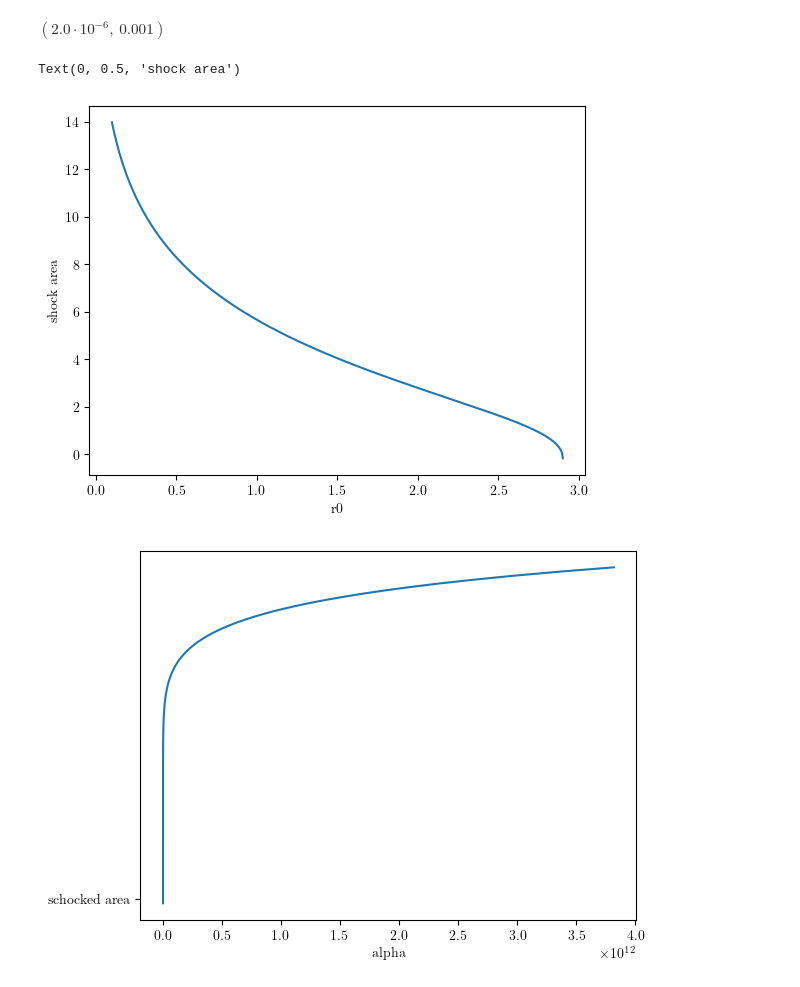
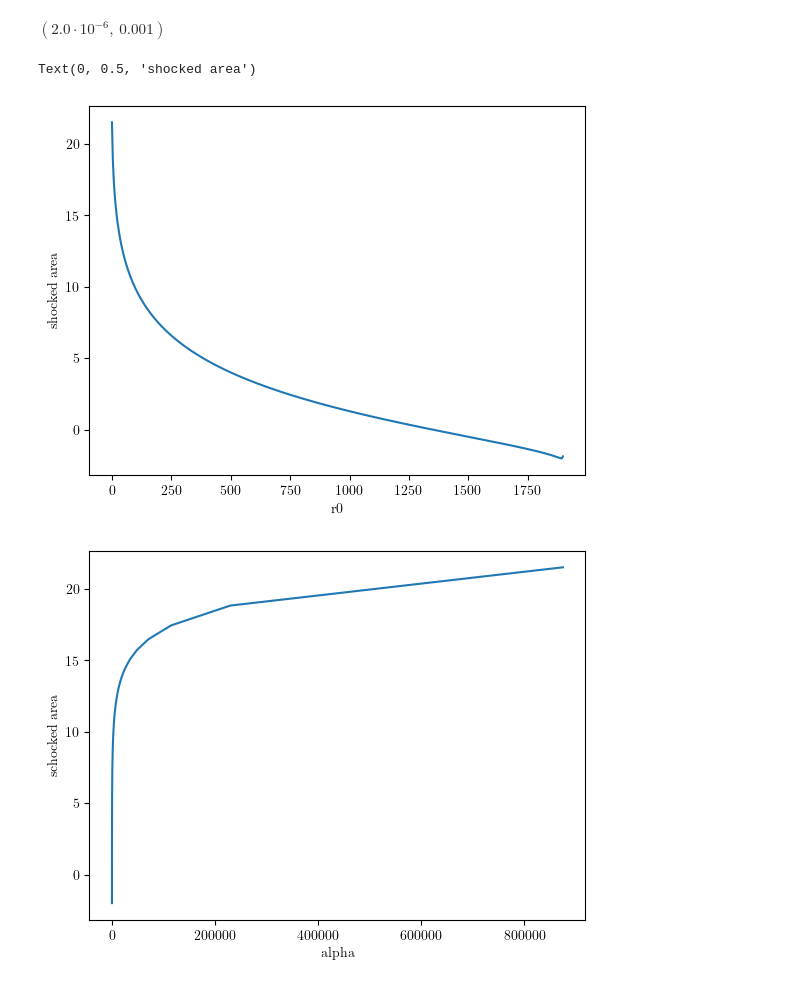
Before and after one commit to Bkorotko03/HoloProj, a Jupyter notebook: PertRNBH260128.ipynb, the cells around one changed output. Saved outputs shown, nothing was run; the diff lists cells and outputs as text; code cells hidden in the pictures.

```diff
--- a/PertRNBH260128.ipynb
+++ b/PertRNBH260128.ipynb
@@ -42,7 +42,7 @@ def k1(r0grid,R):
     list = []
     for i in range(num):
         r0 = r0grid[i]
-        rbar = 1#R / 2
+        rbar = R / 2
         rgrid = np.linspace(rbar,r0,num)
         integ = 1/f(rgrid,R)
         mask = np.isfinite(integ)
@@ -54,7 +54,7 @@ def k2(r0grid,R):
     list = []
     for i in range(num):
         r0 = r0grid[i]
-        rgrid = np.logspace(np.log10(R+0.001),np.log10(rmax),num)
+        rgrid = np.logspace(np.log10(R+0.1),np.log10(rmax-0.1),num)
         integ = (1 - 1/(np.sqrt(1+f(rgrid,R)*(rgrid**(2*d-4))/(gamma2(r0,R)))))/f(rgrid,R)
         mask = np.isfinite(integ)
         sum = (2*np.pi/beta(R)) * np.trapezoid(integ[mask],rgrid[mask])
@@ -66,7 +66,7 @@ def k3(r0grid,R):
     for i in range(num):
         r0 = r0grid[i]
         rgrid = np.linspace(r0,R-0.1,num)
-        integ = (1 - 1/(np.sqrt(1+f(rgrid,R)*(rgrid**(2*d-4))/(gamma2(r0,R))))/f(rgrid,R))
+        integ = (1 - 1/(np.sqrt(1+f(rgrid,R)*(rgrid**(2*d-4))/(gamma2(r0,R)))))/f(rgrid,R)
         mask = np.isfinite(integ)
         sum = (4*np.pi/beta(R)) * np.trapezoid(integ[mask],rgrid[mask])
         list.append(sum)
@@ -75,8 +75,8 @@ def k3(r0grid,R):
 def alpha(r0grid,R):
     return 2*np.exp(k1(r0grid,R)+k2(r0grid,R)+k3(r0grid,R))
 # %%
-R = 3
-r0grid = np.linspace(0.1,R-0.1,num)
+R = 1900
+r0grid = np.linspace(0.001,0.999*R,num)
 alphagrid = alpha(r0grid,R)
 
 k1grid = k1(r0grid,R)
@@ -134,7 +160,7 @@ def shockArea(r0grid,R):
     areaList = []
     area1List = [] # this guy and below are for debug
     area2List = []
-    rgrid1 = np.logspace(np.log10(R+0.1),np.log10(rmax),num)
+    rgrid1 = np.logspace(np.log10(R+0.1),np.log10(rmax-1),num)
     divAreaInteg = divArea(rgrid1,R)
     for i in range(num):
         r0 = r0grid[i]
@@ -154,14 +180,14 @@ areaInt = shockArea(r0grid,R)
 # %%
 plt.plot(r0grid,areaInt)
 plt.xlabel('r0')
-plt.ylabel('shock area')
+plt.ylabel('shocked area')
 # %% [output]
-Text(0, 0.5, 'shock area')
+Text(0, 0.5, 'shocked area')
-[figure, old version]
+[figure, new version]
 # %%
 plt.plot(alphagrid,areaInt)
 plt.xlabel('alpha')
-plt.plot('schocked area')
+plt.ylabel('schocked area')
 plt.show()
 # %% [output]
-[figure, old version]
+[figure, new version]
```
Also changed, not shown: parts of 16 cells of this notebook.
